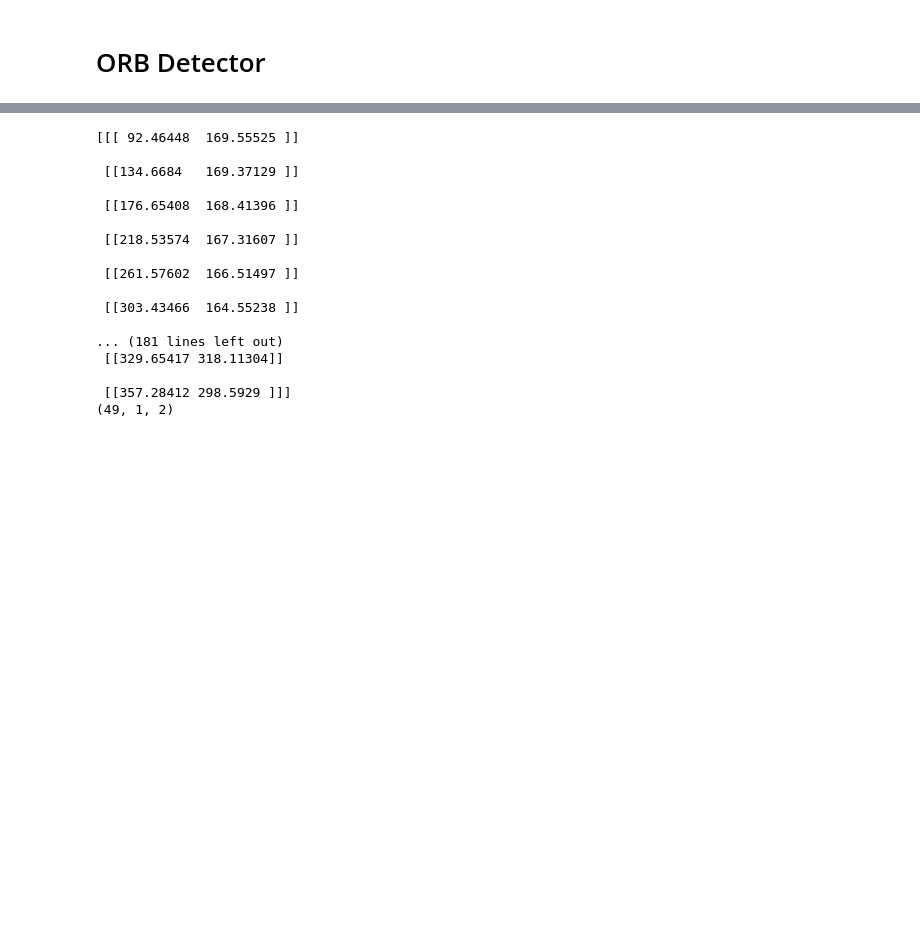
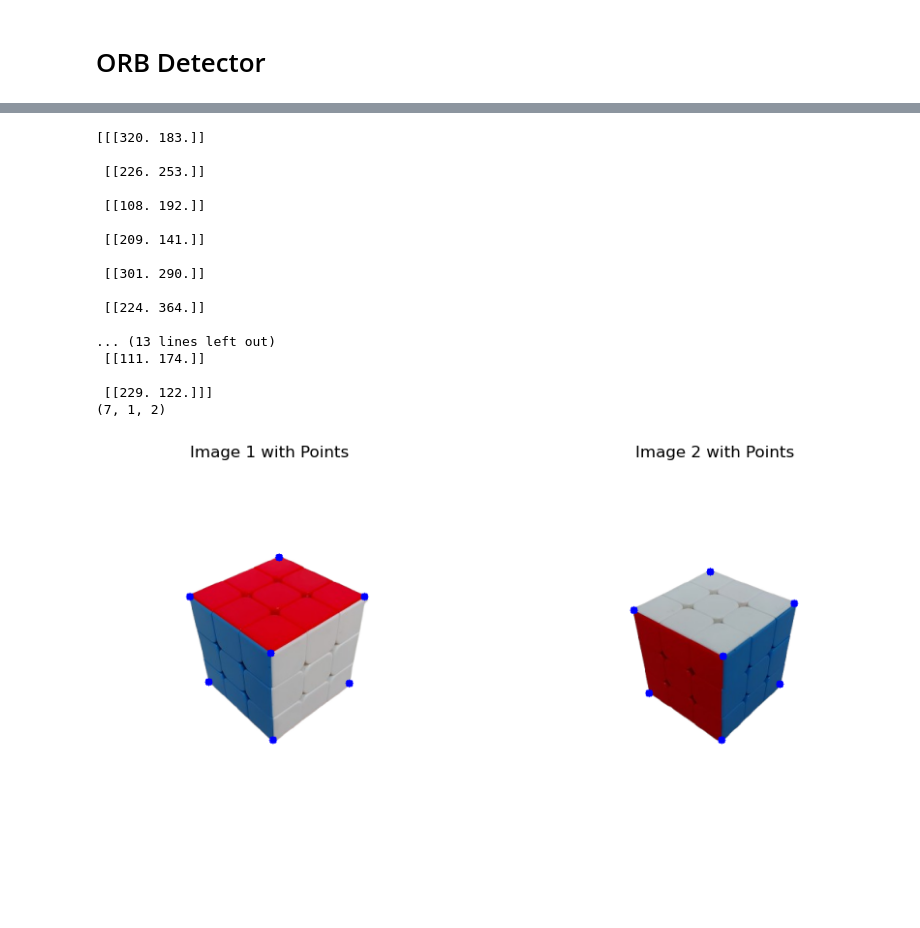
Before and after one commit to siddharth-kothari9403/CameraCalibration-and-HomographyComputation, a Jupyter notebook: Homography Computation/Rubiks_Cube/RANSAC_Cube.ipynb, the cells around one changed output, grey strips where cells are left out. Saved outputs shown, nothing was run; the diff lists cells and outputs as text; code cells hidden in the pictures; blank space fills up the shorter version.

```diff
--- a/Homography Computation/Rubiks_Cube/RANSAC_Cube.ipynb
+++ b/Homography Computation/Rubiks_Cube/RANSAC_Cube.ipynb
@@ -79,6 +55,40 @@ def computeReprojectionErrorChessboard(ptsA, ptsB, H):
     # Average reprojection error
     reprojection_error = np.mean(error)
     return reprojection_error
+# %%
+def drawPoints(image1, image2, points1, points2):
+
+    image1_bgr = cv2.cvtColor(image1, cv2.COLOR_RGB2BGR)
+    image2_bgr = cv2.cvtColor(image2, cv2.COLOR_RGB2BGR)
+
+    for point in points1:
+        x, y = point[0]
+        cv2.circle(image1_bgr, (int(x), int(y)), radius=5, color=(255, 0, 0), thickness=-1)  # Blue dots
+
+    for point in points2:
+        x, y = point[0]
+        cv2.circle(image2_bgr, (int(x), int(y)), radius=5, color=(255, 0, 0), thickness=-1)  # Blue dots
+
+    # Convert back to RGB for displaying with Matplotlib
+    image1_rgb = cv2.cvtColor(image1_bgr, cv2.COLOR_BGR2RGB)
+    image2_rgb = cv2.cvtColor(image2_bgr, cv2.COLOR_BGR2RGB)
+
+    # Create subplot
+    fig, axes = plt.subplots(1, 2, figsize=(10, 5))
+
+    # Display the images in the subplot
+    axes[0].imshow(image1_rgb)
+    axes[0].axis('off')
+    axes[0].set_title("Image 1 with Points")
+
+    axes[1].imshow(image2_rgb)
+    axes[1].axis('off')
+    axes[1].set_title("Image 2 with Points")
+
+    # Save the subplot as a new image
+    plt.tight_layout()
+    plt.savefig('images_with_points.png', bbox_inches="tight")
+    plt.show()
 # %% [markdown]
 # ORB Detector
 # %%
@@ -110,37 +106,41 @@ True
 # %%
 print(keypointsA)
 print(keypointsA.shape)
 print("---------------------------------------------------------------------------------------------------------------")
 print(keypointsB)
 print(keypointsB.shape)
+
+
+drawPoints(query_image, train_image, keypointsB, keypointsA)
 # # Draw and display the corners
 # train_image_copy = train_image
 # query_image_copy = query_image
 
 # cv2.drawChessboardCorners(train_image_copy, (cols, rows), keypointsA, True)
 # cv2.drawChessboardCorners(query_image_copy, (cols, rows), keypointsB, True)
 # cv2.imwrite("1-removebg-preview-corners.png", train_image_copy)
 # cv2.imwrite("5-removebg-preview-corners.png", query_image_copy)
 
 # cv2.destroyAllWindows()
 # %% [output]
-[[[ 92.46448  169.55525 ]]
+[[[320. 183.]]
 
- [[134.6684   169.37129 ]]
+ [[226. 253.]]
 
- [[176.65408  168.41396 ]]
+ [[108. 192.]]
 
- [[218.53574  167.31607 ]]
+ [[209. 141.]]
 
- [[261.57602  166.51497 ]]
+ [[301. 290.]]
 
- [[303.43466  164.55238 ]]
+ [[224. 364.]]
 
-... (181 lines left out)
- [[329.65417 318.11304]]
+... (13 lines left out)
+ [[111. 174.]]
 
- [[357.28412 298.5929 ]]]
-(49, 1, 2)
+ [[229. 122.]]]
+(7, 1, 2)
+[figure, added]
 # %%
 # M = getHomography(keypointsA, keypointsB, matches, reprojThresh=5)
 H, _ = cv2.findHomography(keypointsA, keypointsB, cv2.RANSAC, 5)
```
Also changed, not shown: parts of 8 cells of this notebook, 3 other files.
